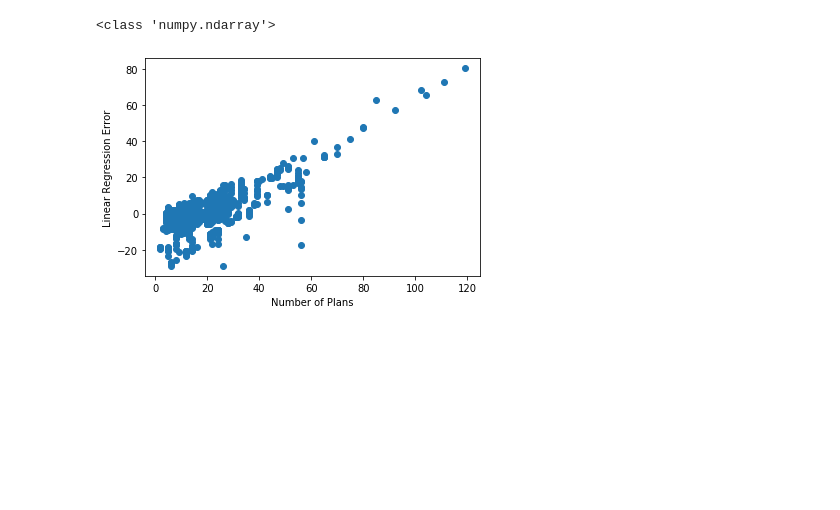
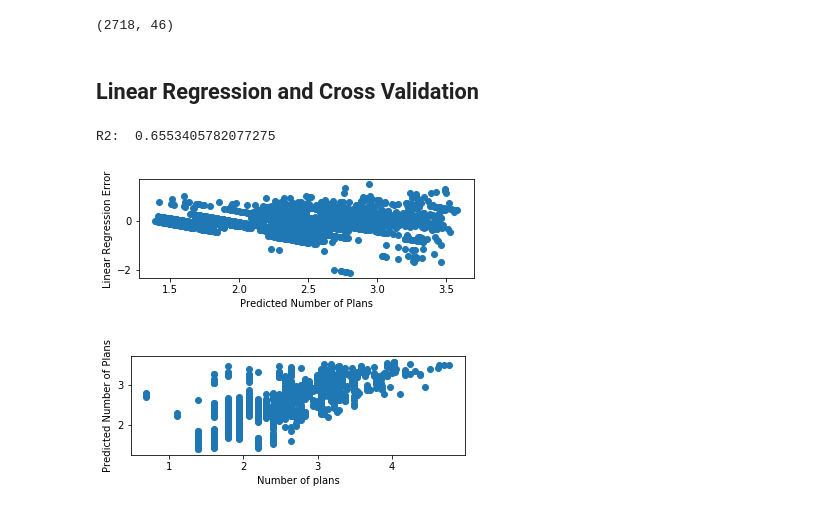
Before and after one commit to lg-42/Springboard_projects, a Jupyter notebook: CaptsonePr1/plan_count_prediction.ipynb, the cells around one changed output. Cells and saved outputs as stored; diff of their text form; code cells hidden in the pictures; blank space fills up the shorter version.

```diff
--- a/CaptsonePr1/plan_count_prediction.ipynb
+++ b/CaptsonePr1/plan_count_prediction.ipynb
@@ -47,15 +121,54 @@ print(X.shape)
+# %%
+#X_raw = plans_data[['state', 'Pop2017', 'MedIncome2017','IndMarketEnroll2017','Unemployment','Pparty']]
+def label_ind (row):
+   if row['CBSA_Ind'] == 0 :
+      return 'Not a CBSA'
+   if row['CBSA_Ind'] == 1 :
+      return 'MetroCBSA'
+   if row['CBSA_Ind'] == 2 :
+      return 'MicroCBSA'
+
+cbsa_type = plans_data.apply (lambda row: label_ind(row), axis=1)
+lpop = np.log(plans_ahrf['Pop2017'])
+lmedinc = np.log(plans_ahrf['MedIncome2017'])
+# there are instances where enrollment is zero.
+lenrol = np.log(plans_ahrf['IndMarketEnroll2017']+1)
+lunemp = np.log(plans_ahrf['Unemployment'])
+
+X_raw = pd.DataFrame(data={'cbsa_type': cbsa_type, 'lpop': lpop, 'lmedinc': lmedinc, 'lenrol': lenrol, 'lunemp': lunemp, 'state': plans_data.state, 'Pparty': plans_data.Pparty})
+Y = np.log(plans_data[['count_plans']])
+
+# Generate dumies from categorical variables and drop one level to avoid colinearity.
+X = pd.get_dummies(X_raw)
+X = X.drop(['state_Wisconsin','cbsa_type_MetroCBSA','Pparty_Republican'],axis=1)
+print(X.shape)
+#print(X.info())
+#print(X.describe())
+# %% [output]
+(2718, 46)
+# %% [markdown]
+## Linear Regression and Cross Validation
 # %%
 # TRADITIONAL LINEAR REGRESSION
+# Look at the residuals - they show heteroscedasticity (applying logs before fitting not enough)
 reg = LinearRegression()
 reg.fit(X,Y)
 Y_hat = reg.predict(X)
-print(type(Y_hat))
 error = Y - Y_hat
+print("R2: ",r2_score(Y, Y_hat))
 
-plt.scatter(Y, error)
-plt.xlabel("Number of Plans")
+plt.subplot(211)
+plt.scatter(Y_hat, error)
+plt.xlabel("Predicted Number of Plans")
 plt.ylabel("Linear Regression Error")
 plt.show()
+
+plt.subplot(212)
+plt.scatter(Y,Y_hat)
+plt.ylabel("Predicted Number of Plans")
+plt.xlabel("Number of plans")
+plt.show()
 # %% [output]
-<class 'numpy.ndarray'>
+R2:  0.6553405782077275
-[figure, old version]
+[figure, new version]
+[figure, added]
```
Also changed, not shown: parts of 19 cells of this notebook.
